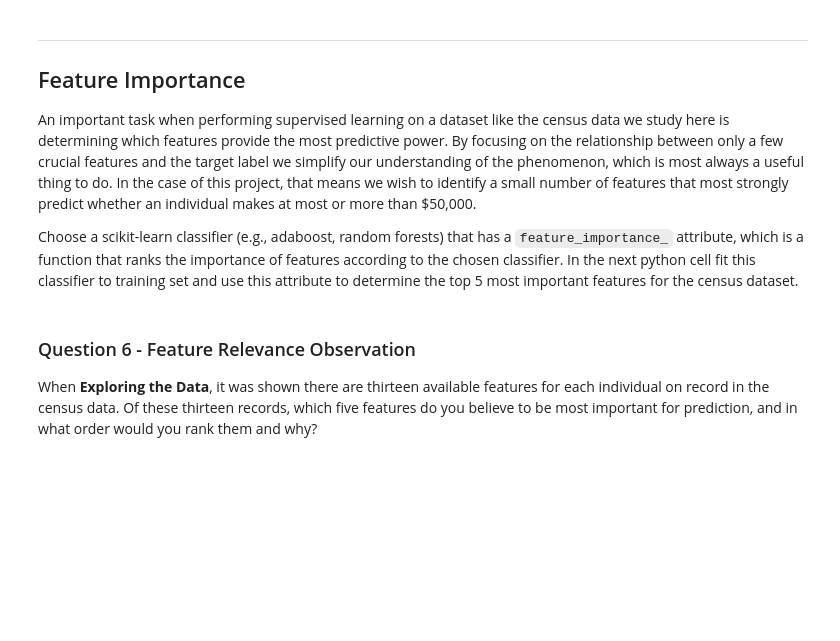
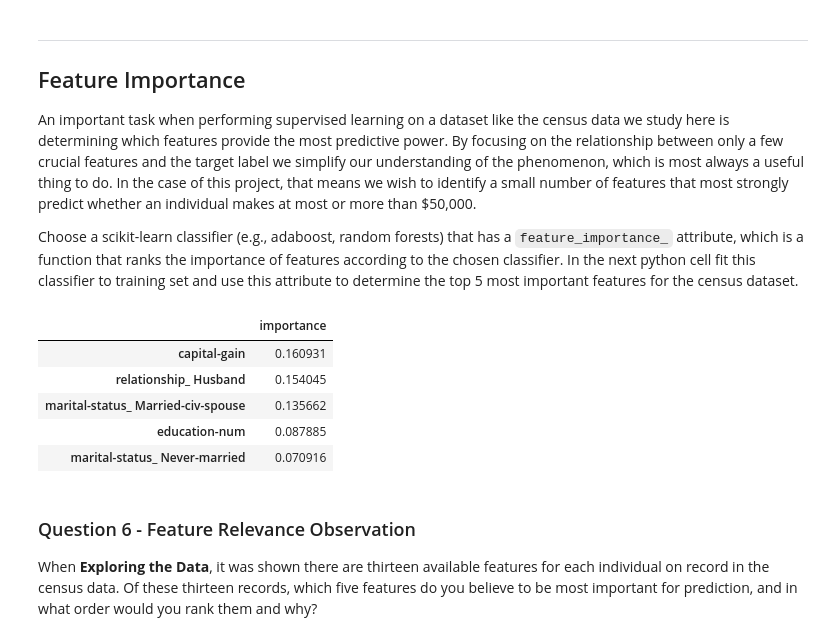
Before and after one commit to moreirab/finding-donors, a Jupyter notebook: finding_donors.ipynb, the cells around one changed output. Cells and saved outputs as stored; diff of their text form; code cells hidden in the pictures; blank space fills up the shorter version.

Commit message:
Implements Feature Importance

```diff
--- a/finding_donors.ipynb
+++ b/finding_donors.ipynb
@@ -607,6 +607,20 @@ Comparing with the naive predictor, the optimized model had a significant improv
 An important task when performing supervised learning on a dataset like the census data we study here is determining which features provide the most predictive power. By focusing on the relationship between only a few crucial features and the target label we simplify our understanding of the phenomenon, which is most always a useful thing to do. In the case of this project, that means we wish to identify a small number of features that most strongly predict whether an individual makes at most or more than \$50,000.
 
 Choose a scikit-learn classifier (e.g., adaboost, random forests) that has a `feature_importance_` attribute, which is a function that ranks the importance of features according to the chosen classifier.  In the next python cell fit this classifier to training set and use this attribute to determine the top 5 most important features for the census dataset.
+# %%
+feature_importances = pd.DataFrame(
+    best_clf.feature_importances_,
+    index=X_train.columns,
+    columns=['importance']).sort_values('importance', ascending=False)
+
+display(feature_importances[:5])
+# %% [output]
+|  | importance |
+| capital-gain | 0.160931 |
+| relationship_ Husband | 0.154045 |
+| marital-status_ Married-civ-spouse | 0.135662 |
+| education-num | 0.087885 |
+| marital-status_ Never-married | 0.070916 |
 # %% [markdown]
 ### Question 6 - Feature Relevance Observation
 When **Exploring the Data**, it was shown there are thirteen available features for each individual on record in the census data. Of these thirteen records, which five features do you believe to be most important for prediction, and in what order would you rank them and why?
```
